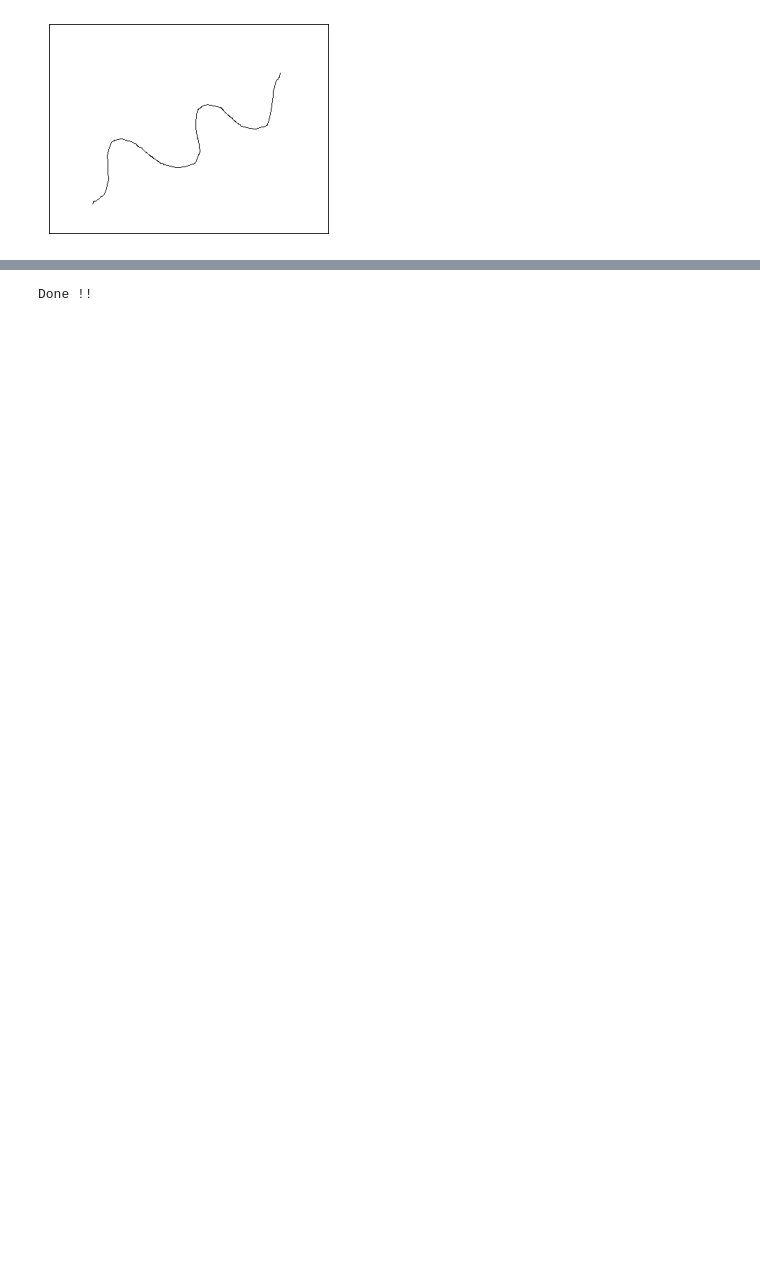
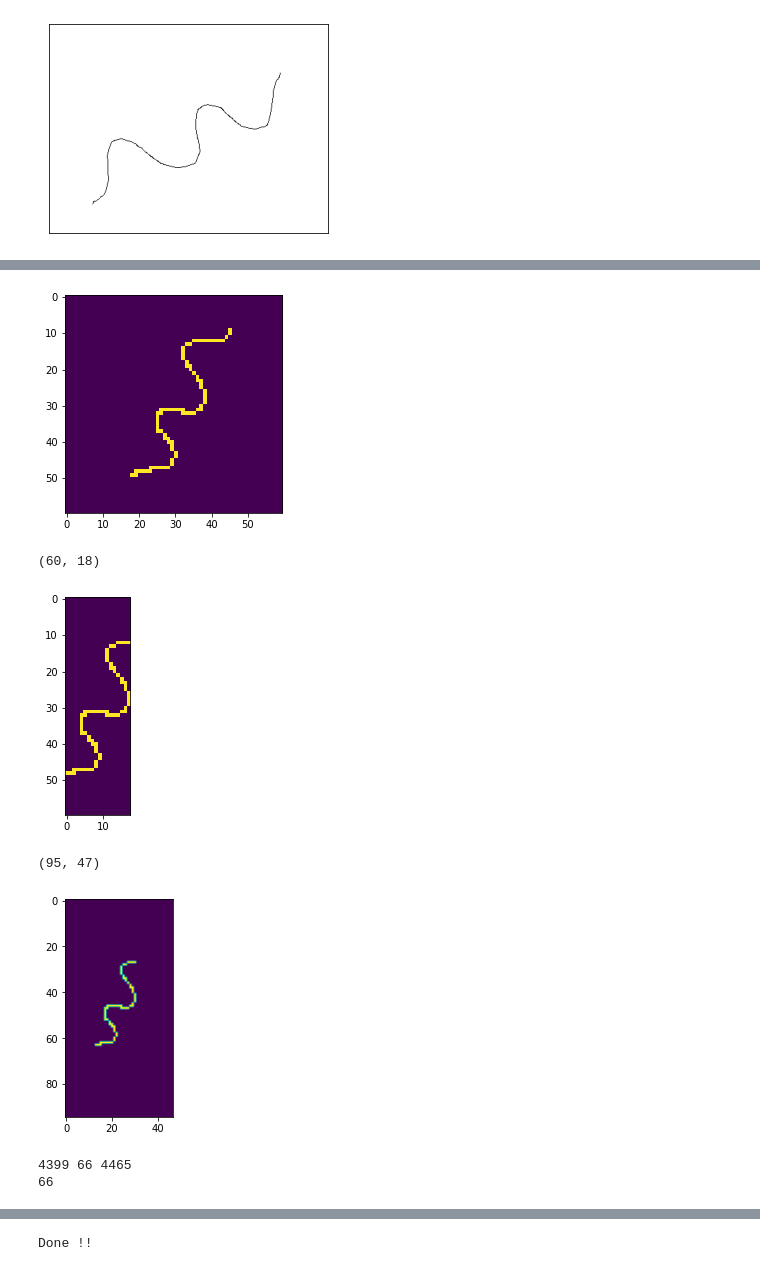
Before and after one commit to NanyangBot/task_planning, a Jupyter notebook: notebooks/drawline.ipynb, the cells around one changed output, grey strips where cells are left out. Cells and saved outputs as stored; diff of their text form; code cells hidden in the pictures; blank space fills up the shorter version.

```diff
--- a/notebooks/drawline.ipynb
+++ b/notebooks/drawline.ipynb
@@ -118 +130,41 @@ plot([thresh2,flip])
+# %%
+plt.imshow(flip)
+plt.show()
+
+cw, ch = 60, 18
+square_size = cw if cw > ch else ch
+crop = np.copy(flip)
+if cw > ch:
+    delta = square_size - ch
+    crop = np.take(flip,np.arange(delta//2,flip.shape[0]-delta//2),axis=1)
+if ch > cw:
+    delta = square_size - cw
+    crop = np.take(flip,np.arange(delta//2,flip.shape[1]-delta//2),axis=0)
+
+print(crop.shape)
+plt.imshow(crop)
+plt.show()
+
+dmap = np.zeros((95,47))
+dmap[15:int(15+cw),13:int(13+ch)] = np.copy(crop)
+thresh3 = cv2.threshold(dmap, 250, 255, cv2.THRESH_BINARY)[1]
+
+print(thresh3.shape)
+plt.imshow(thresh3)
+plt.show()
+
+a = len(np.where(thresh3==0)[0])
+b = len(np.where(thresh3==255)[0])
+print(a,b,a+b)
+
+pts = np.where(dmap>0)
+print(len(pts[0]))
+# %% [output]
+[figure, added]
+(60, 18)
+[figure, added]
+(95, 47)
+[figure, added]
+4399 66 4465
+66
 # %%
```
Also changed, not shown: parts of 8 cells of this notebook, 1 other file.
